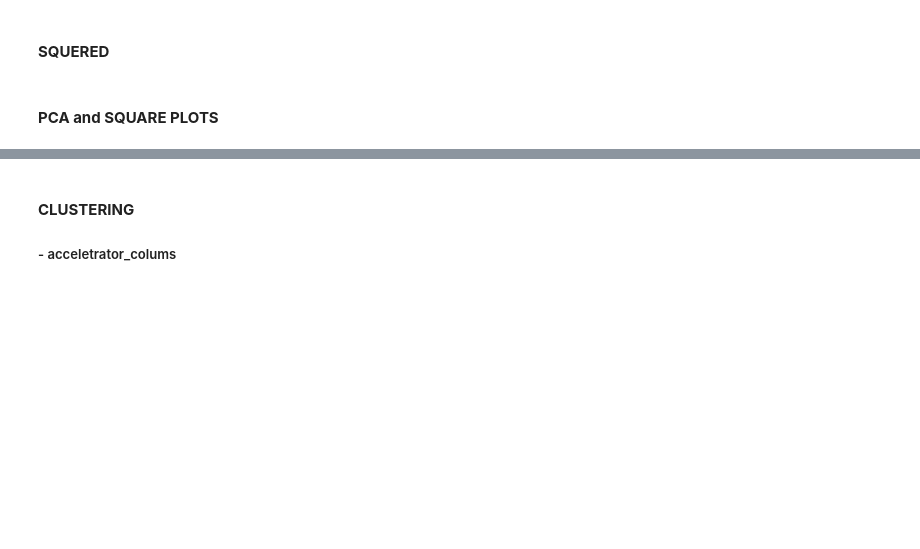
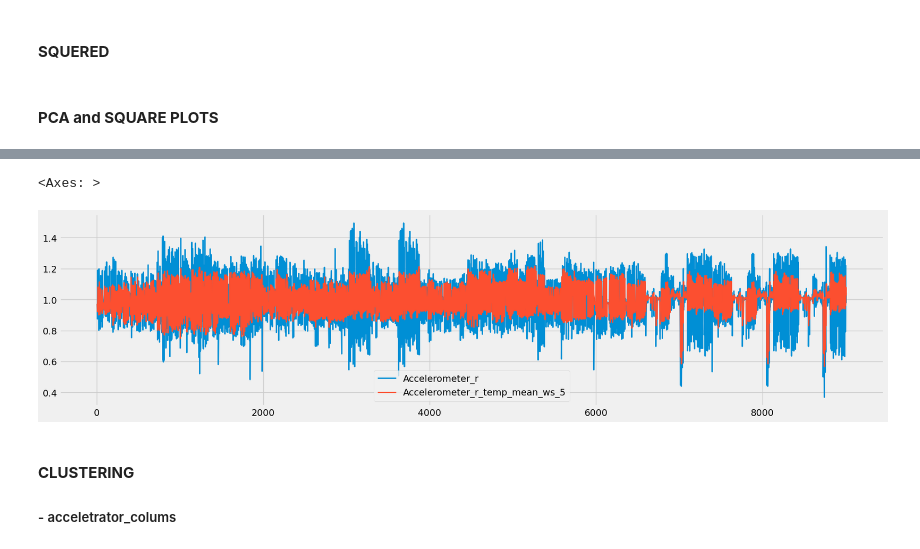
Before and after one commit to silvergjeka22/Fitness-Tracker, a Jupyter notebook: notebooks/feature(3).ipynb, the cells around one changed output, grey strips where cells are left out. Drawn from its saved outputs; the diff is of its cells as text; code cells hidden in the pictures; blank space fills up the shorter version.

```diff
--- a/notebooks/feature(3).ipynb
+++ b/notebooks/feature(3).ipynb
@@ -81,3 +159,9 @@ Name: count, dtype: int64
+# %%
+# plotting the mean values
+df_mean[["Accelerometer_r", "Accelerometer_r_temp_mean_ws_5"]].plot()
+# %% [output]
+<Axes: >
+[figure, added]
 # %% [markdown]
 #### **CLUSTERING**
 
```
Also changed, not shown: parts of 21 cells of this notebook, 7 other files.
